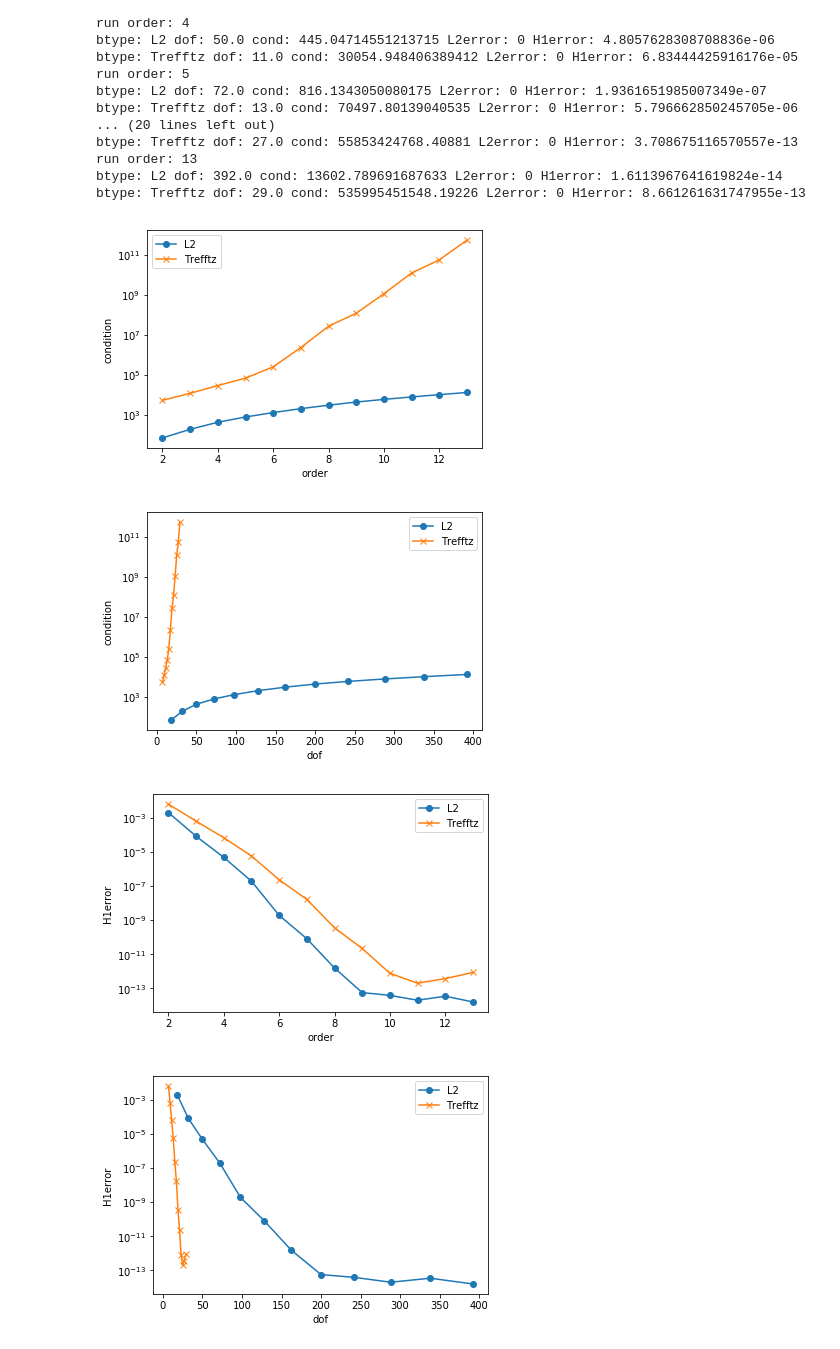
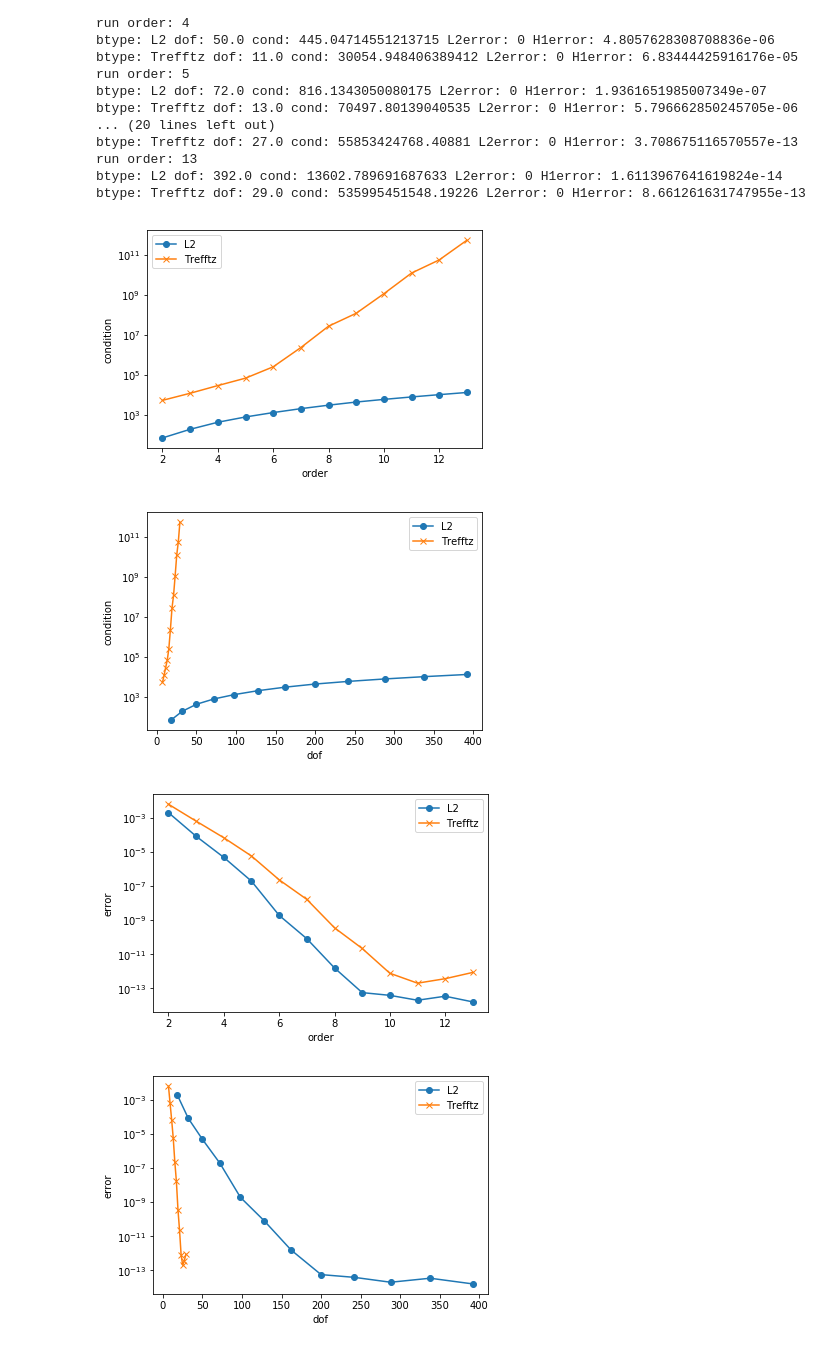
Before and after one commit to PaulSt/NGSTrefftz, a Jupyter notebook: python_test/notebooks/Cartsolve_v2.ipynb, the cells around one changed output. Drawn from its saved outputs; the diff is of its cells as text; code cells hidden in the pictures.

```diff
--- a/python_test/notebooks/Cartsolve_v2.ipynb
+++ b/python_test/notebooks/Cartsolve_v2.ipynb
@@ -151,14 +151,14 @@ run order: 13
 btype: L2 dof: 392.0 cond: 13602.789691687633 L2error: 0 H1error: 1.6113967641619824e-14
 btype: Trefftz dof: 29.0 cond: 535995451548.19226 L2error: 0 H1error: 8.661261631747955e-13
 # %%
-data = ['condition', 'L2error', 'H1error']
+data = ['condition', 'L2error', 'error']
 sol = np.array(solution)
 
 for i in [0,2]:
     errfig(sol,1,i+3,'order',"../results/pvt_"+data[i]+".eps")
     errfig(sol,2,i+3,'dof',"../results/pvtdof_"+data[i]+".eps")
 # %% [output]
 [figure]
 [figure]
-[figure, old version]
+[figure, new version]
-[figure, old version]
+[figure, new version]
```
Also changed, not shown: 3 other files.
